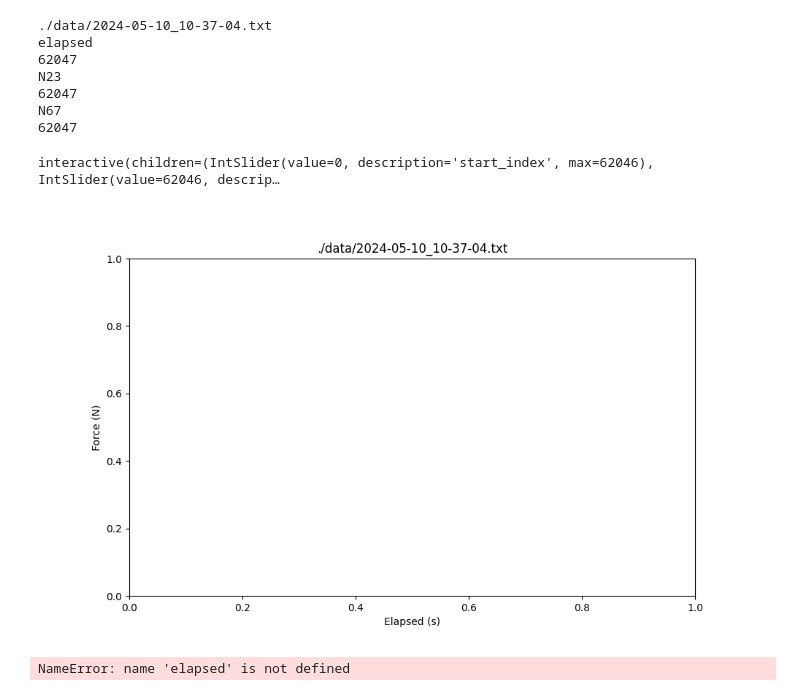
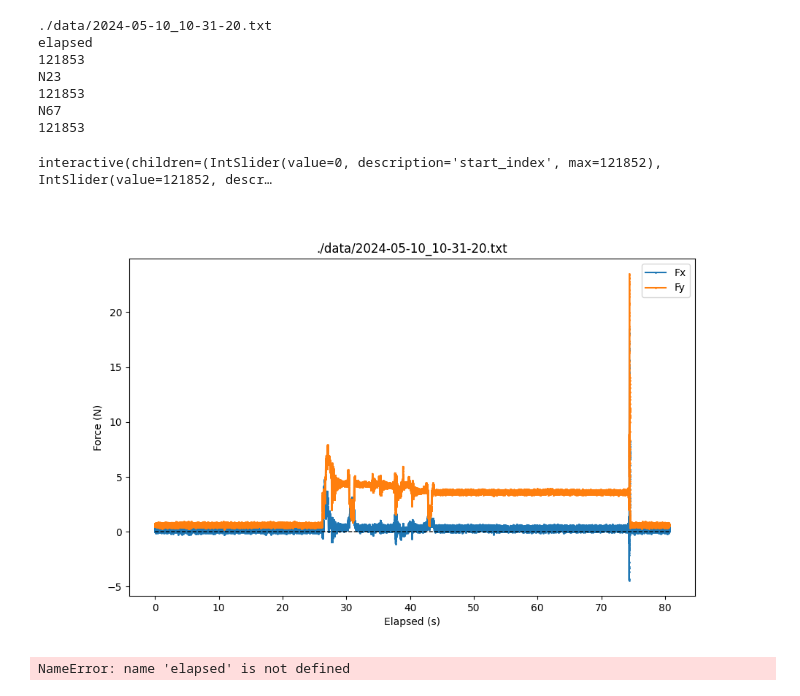
Before and after one commit to NovelMobileRobotsLab/pinto-squirrel, a Jupyter notebook: jump_force/analysis.ipynb, the cells around one changed output. Saved outputs shown, nothing was run; the diff lists cells and outputs as text; code cells hidden in the pictures.

Commit message:
plots for icra

```diff
--- a/jump_force/analysis.ipynb
+++ b/jump_force/analysis.ipynb
@@ -11,8 +11,9 @@ from ipywidgets import interact, IntSlider
 list_of_files = [f for f in glob.glob('./data/*') if not os.path.isdir(f)] #take all files but not folders
 latest_file = max(list_of_files, key=os.path.getctime)
 
-file_path = latest_file
+# file_path = latest_file
 # file_path = "./data/jumptests1.txt"
+file_path = "./data/" + "2024-05-10_10-31-20.txt"
 print(file_path)
 
 # Read the text file into a list of lines
@@ -81,39 +82,39 @@ fig, ax = plt.subplots(1, 1, figsize=(10,6))
 def display_image(start_index, end_index):
     if(start_index >= end_index):
         return
 
     global df
     df = df_raw[start_index:end_index]
 
     dt = 0.662
     elapsed = np.arange(0, dt*len(df[f'N23']), dt)/1000
     print(dt*len(df[f'N23']))
 
     ax.clear()
     ax.set_title(file_path)
     ax.set_xlabel('Elapsed (s)')
     ax.set_ylabel('Force (N)')
     # for i in range(2):
     #     ax.plot(df['elapsed'], df[f'dxl_pos[{i}]'], label=f'pos{i}')
     ax.plot(elapsed, -df[f'N23']+0.21, '.-', markersize=2, label=f'Fx')
     ax.plot(elapsed, df[f'N67']+0.62, '.-', markersize=2, label=f'Fy')
     # ax.plot(np.sqrt(df[f'N23']**2 + df[f'N67']**2), '-', label=f'Fnet')
     ax.plot(elapsed, np.zeros_like(df[f'N67']), 'k--', linewidth=1)
     ax.legend()
 
     average_step_size = df['elapsed'].diff().mean()
     print("Average Step Size:", average_step_size)
 plt.show()
 # %% [output]
-./data/2024-05-10_10-37-04.txt
+./data/2024-05-10_10-31-20.txt
 elapsed
-62047
+121853
 N23
-62047
+121853
 N67
-62047
+121853
-interactive(children=(IntSlider(value=0, description='start_index', max=62046), IntSlider(value=62046, descrip…
+interactive(children=(IntSlider(value=0, description='start_index', max=121852), IntSlider(value=121852, descr…
-[figure, old version]
+[figure, new version]
 # %%
 elapsed
 # %% [output]
```
Also changed, not shown: 9 other files.
